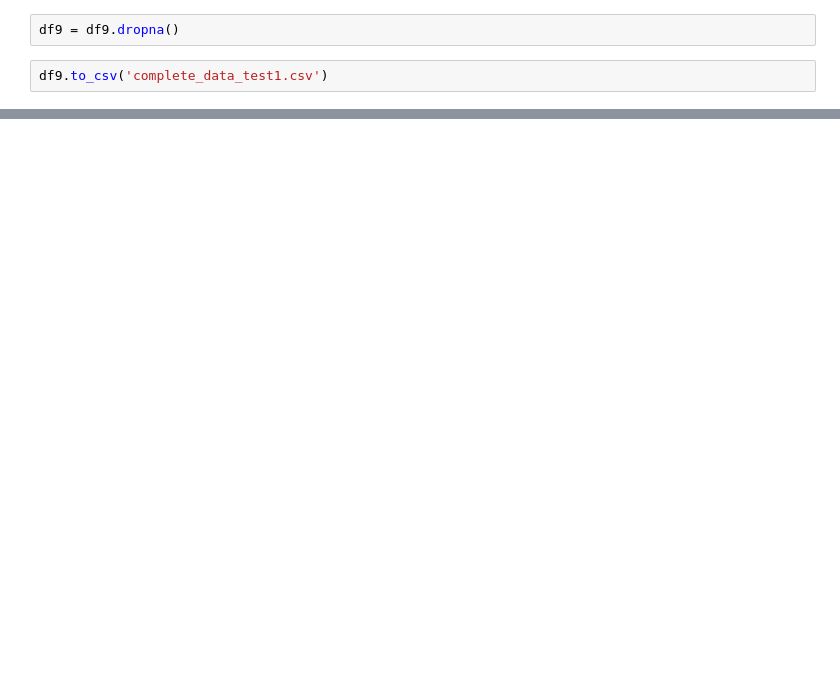
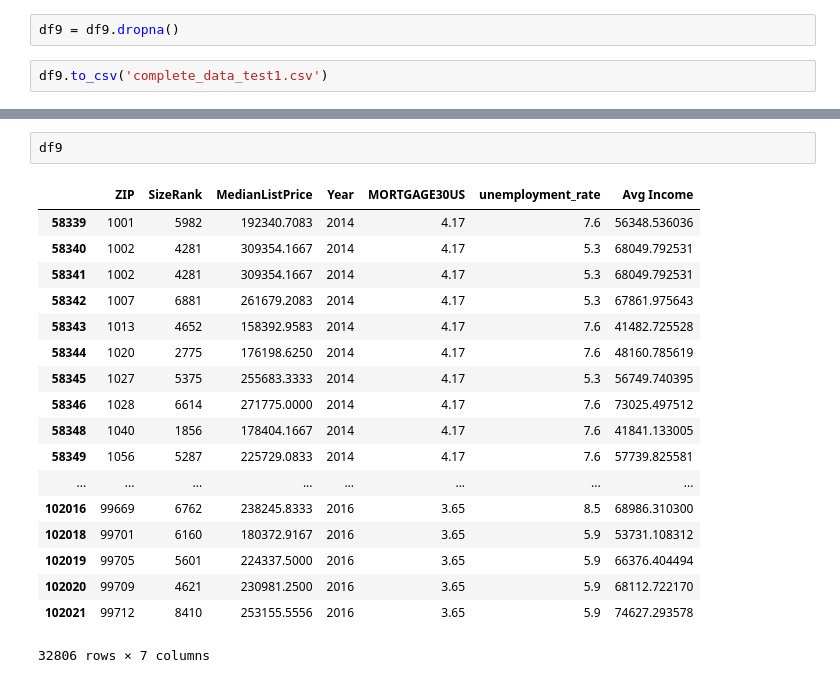
Before and after one commit to francoe/project_3, a Jupyter notebook: MegaJoin.ipynb, the cells around one changed output, grey strips where cells are left out. Drawn from its saved outputs; the diff is of its cells as text; blank space fills up the shorter version.

```diff
--- a/MegaJoin.ipynb
+++ b/MegaJoin.ipynb
@@ -84,0 +65,21 @@ df9.to_csv('complete_data_test1.csv')
+# %%
+df9
+# %% [output]
+|  | ZIP | SizeRank | MedianListPrice | Year | MORTGAGE30US | unemployment_rate | Avg Income |
+| 58339 | 1001 | 5982 | 192340.7083 | 2014 | 4.17 | 7.6 | 56348.536036 |
+| 58340 | 1002 | 4281 | 309354.1667 | 2014 | 4.17 | 5.3 | 68049.792531 |
+| 58341 | 1002 | 4281 | 309354.1667 | 2014 | 4.17 | 5.3 | 68049.792531 |
+| 58342 | 1007 | 6881 | 261679.2083 | 2014 | 4.17 | 5.3 | 67861.975643 |
+| 58343 | 1013 | 4652 | 158392.9583 | 2014 | 4.17 | 7.6 | 41482.725528 |
+| 58344 | 1020 | 2775 | 176198.6250 | 2014 | 4.17 | 7.6 | 48160.785619 |
+| 58345 | 1027 | 5375 | 255683.3333 | 2014 | 4.17 | 5.3 | 56749.740395 |
+| 58346 | 1028 | 6614 | 271775.0000 | 2014 | 4.17 | 7.6 | 73025.497512 |
+| 58348 | 1040 | 1856 | 178404.1667 | 2014 | 4.17 | 7.6 | 41841.133005 |
+| 58349 | 1056 | 5287 | 225729.0833 | 2014 | 4.17 | 7.6 | 57739.825581 |
+| ... | ... | ... | ... | ... | ... | ... | ... |
+| 102016 | 99669 | 6762 | 238245.8333 | 2016 | 3.65 | 8.5 | 68986.310300 |
+| 102018 | 99701 | 6160 | 180372.9167 | 2016 | 3.65 | 5.9 | 53731.108312 |
+| 102019 | 99705 | 5601 | 224337.5000 | 2016 | 3.65 | 5.9 | 66376.404494 |
+| 102020 | 99709 | 4621 | 230981.2500 | 2016 | 3.65 | 5.9 | 68112.722170 |
+| 102021 | 99712 | 8410 | 253155.5556 | 2016 | 3.65 | 5.9 | 74627.293578 |
+32806 rows × 7 columns
```
Also changed, not shown: parts of 5 cells of this notebook, 1 other file.
